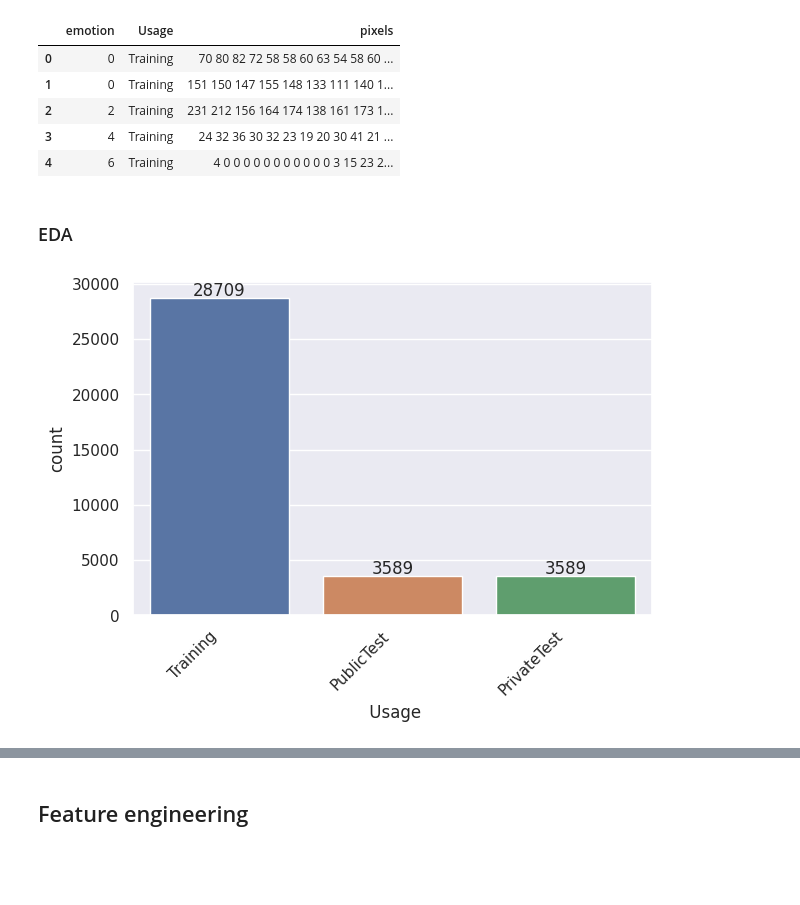
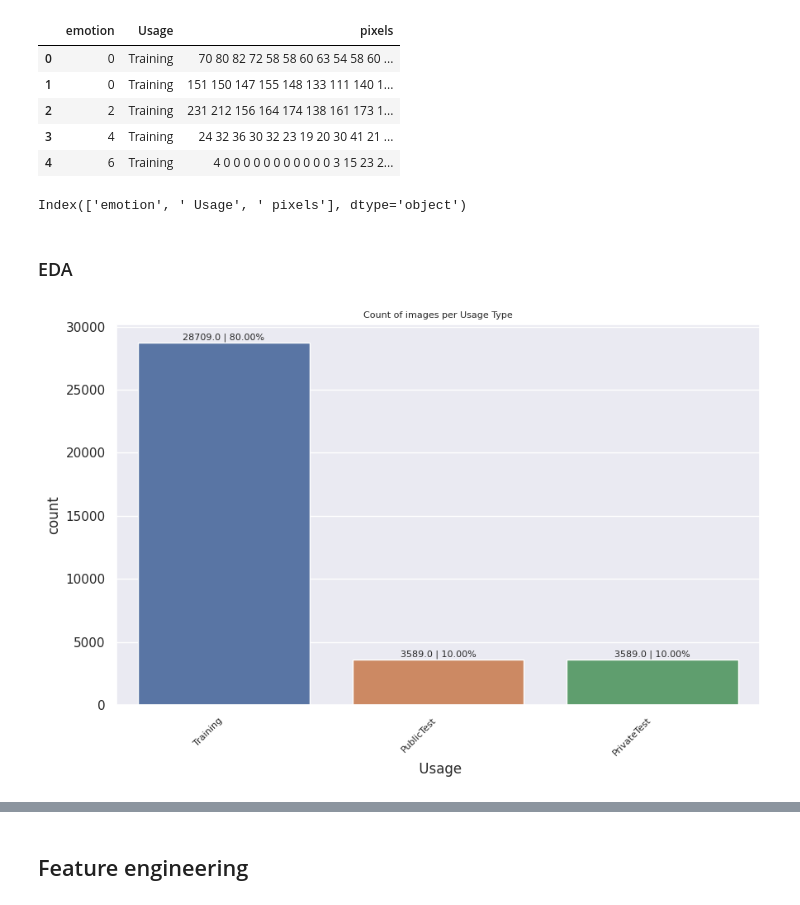
Before and after one commit to nicoFerreira95/face-expression-recognition, a Jupyter notebook: images_eda.ipynb, the cells around one changed output, grey strips where cells are left out. Saved outputs shown, nothing was run; the diff lists cells and outputs as text; code cells hidden in the pictures; blank space fills up the shorter version.

```diff
--- a/images_eda.ipynb
+++ b/images_eda.ipynb
@@ -15,5 +24,5 @@ import os
 # %%
-full_path = 'gs://msca-ml-final-project/data/icml_face_data.csv'
+full_path = '/content/drive/MyDrive/ML Project/data/icml_face_data.csv'
 # %%
 full_df = pd.read_csv(full_path)
 # %%
@@ -25,38 +34,56 @@ full_df.head()
 | 2 | 2 | Training | 231 212 156 164 174 138 161 173 1... |
 | 3 | 4 | Training | 24 32 36 30 32 23 19 20 30 41 21 ... |
 | 4 | 6 | Training | 4 0 0 0 0 0 0 0 0 0 0 0 3 15 23 2... |
+# %%
+full_df.columns
+# %% [output]
+Index(['emotion', ' Usage', ' pixels'], dtype='object')
 # %% [markdown]
 ### EDA
 # %%
-def plot_count_with_labels(data, column):
+def plot_count_with_labels(data, column, title, figsize=(9, 6), fontsize=8):
     """
-    Creates a countplot with count labels on top of each bar.
+    Creates a countplot with count and percent labels on top of each bar.
 
     Args:
         data (DataFrame): The input DataFrame.
         column (str): The column name for which to create the countplot.
+        title (str): The title of the plot.
+        figsize (tuple): The size of the figure (width, height).
+        fontsize (int): The fontsize for the count and percent labels.
 
     Returns:
         None
     """
     sns.set(style="darkgrid")  # Set the style of the plot
 
-    # Create the countplot
+    # Create the countplot with adjusted figure size
+    plt.figure(figsize=figsize)
     ax = sns.countplot(x=column, data=data, order=data[column].value_counts().index)
 
-    # Add count labels on top of the bars
+    # Calculate total count
+    total_count = data[column].count()
+
+    # Add count and percent labels on top of the bars with adjusted fontsize
     for p in ax.patches:
-        ax.annotate(format(p.get_height(), '.0f'), (p.get_x() + p.get_width() / 2., p.get_height()),
-                    ha='center', va='center', xytext=(0, 5), textcoords='offset points')
+        count = p.get_height()
+        percent = (count / total_count) * 100
+        label = f"{count} | {percent:.2f}%"
+        ax.annotate(label, (p.get_x() + p.get_width() / 2., p.get_height()),
+                    ha='center', va='center', xytext=(0, 5), textcoords='offset points',
+                    fontsize=fontsize)
 
     # Set x-tick labels rotation
-    ax.set_xticklabels(ax.get_xticklabels(), rotation=45, ha="right")
+    ax.set_xticklabels(ax.get_xticklabels(), rotation=45, ha="right", fontsize=fontsize)
+
+    # Set plot title with adjusted fontsize
+    ax.set_title(title, fontsize=fontsize)
 
     # Display the plot
     plt.tight_layout()
     plt.show()
 # %%
-plot_count_with_labels(full_df, ' Usage')
+plot_count_with_labels(full_df, ' Usage', 'Count of images per Usage Type')
 # %% [output]
-[figure, old version]
+[figure, new version]
 # %%
```
Also changed, not shown: parts of 15 cells of this notebook.
